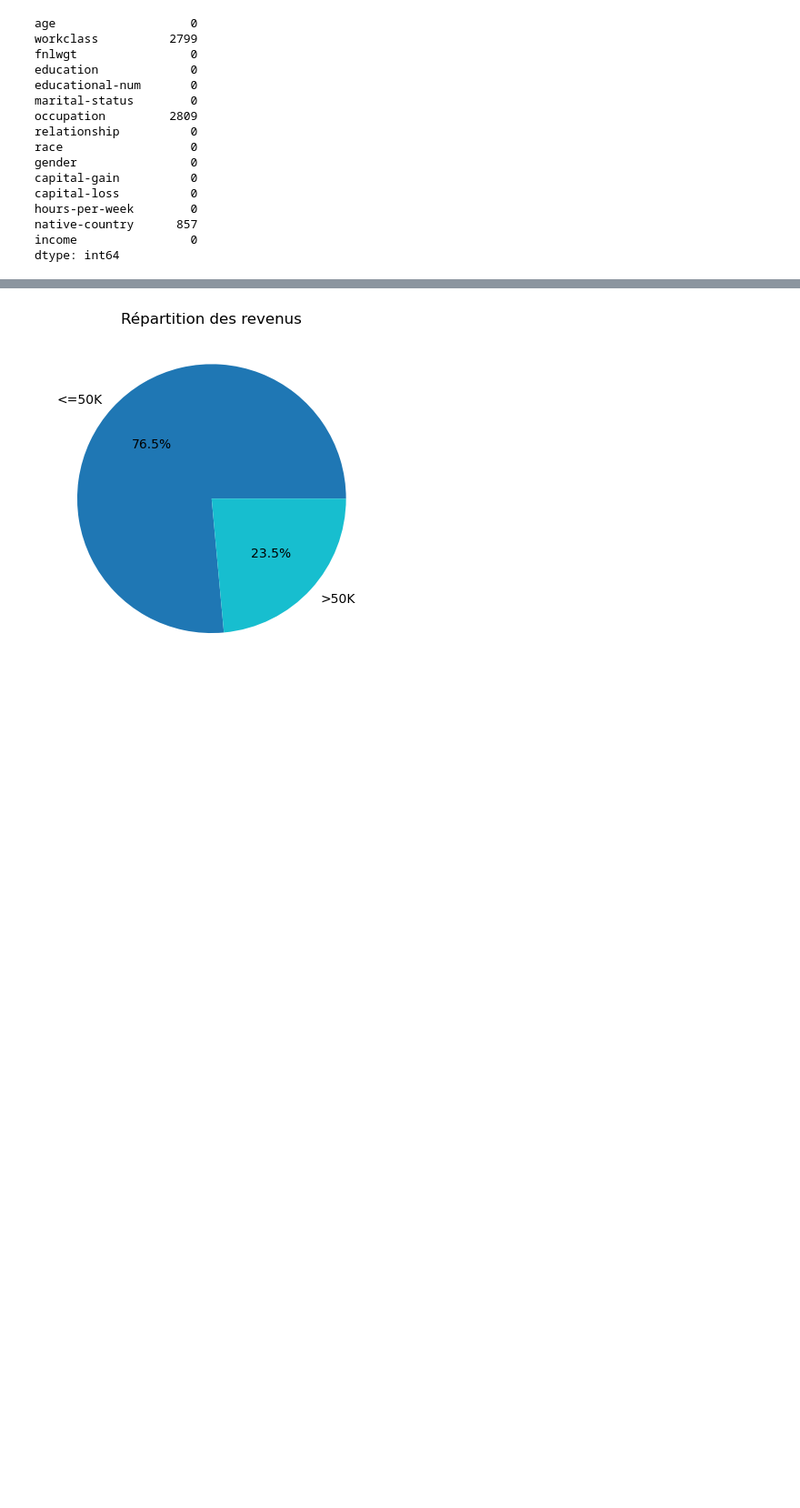
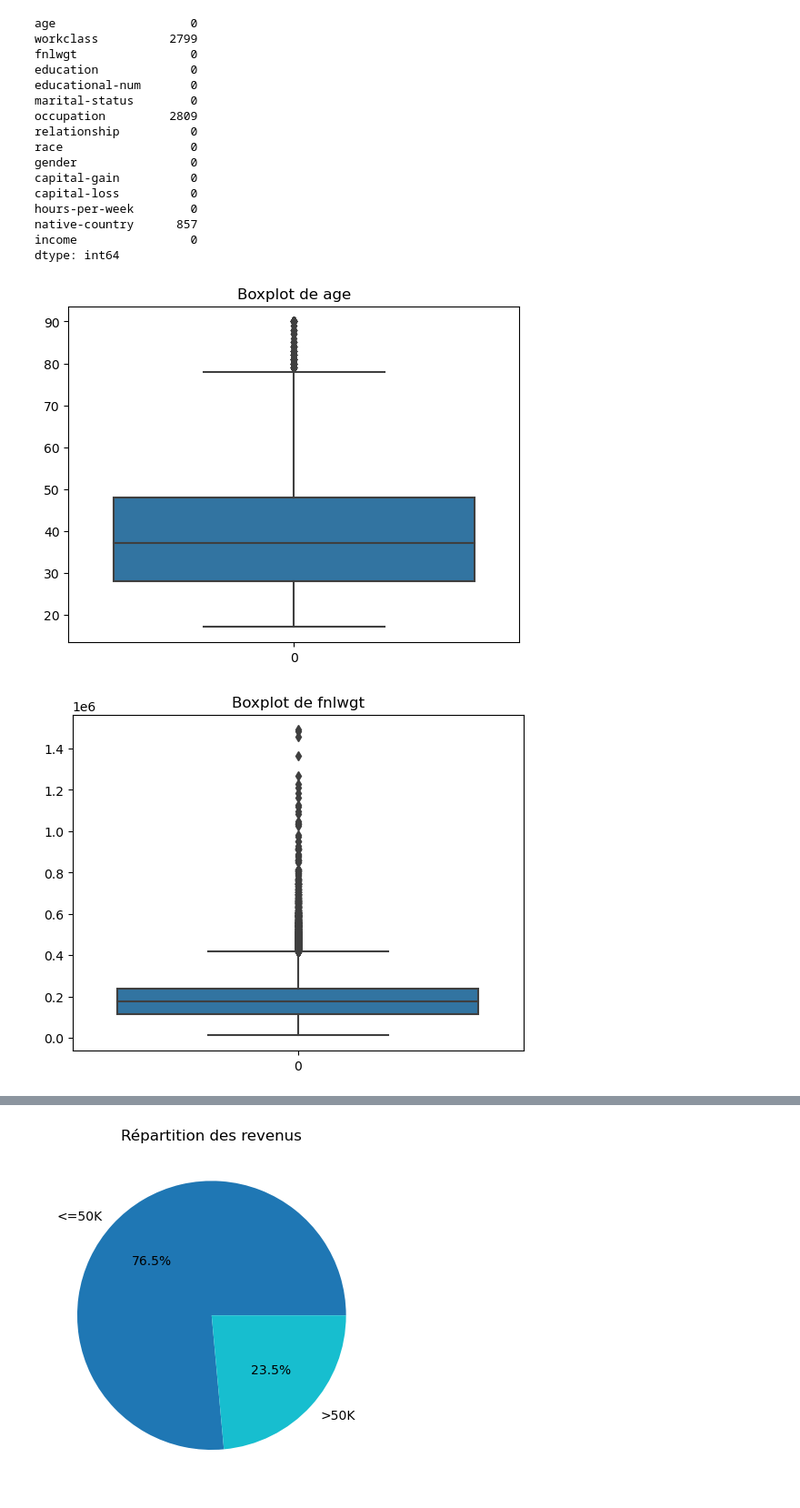
Before and after one commit to AxoulDeci/MLOPS, a Jupyter notebook: notebooks/stats_descriptives.ipynb, the cells around one changed output, grey strips where cells are left out. Shown at 91% size. Drawn from its saved outputs; the diff is of its cells as text; code cells hidden in the pictures; blank space fills up the shorter version.

```diff
--- a/notebooks/stats_descriptives.ipynb
+++ b/notebooks/stats_descriptives.ipynb
@@ -41,3 +41,8 @@ hours-per-week        0
 native-country      857
 income                0
 dtype: int64
+# %%
+detecter_donnees_aberrantes_par_boxplot(df)
+# %% [output]
+[figure, added]
+[figure, added]
```
Also changed, not shown: parts of 21 cells of this notebook, 2 other files.
